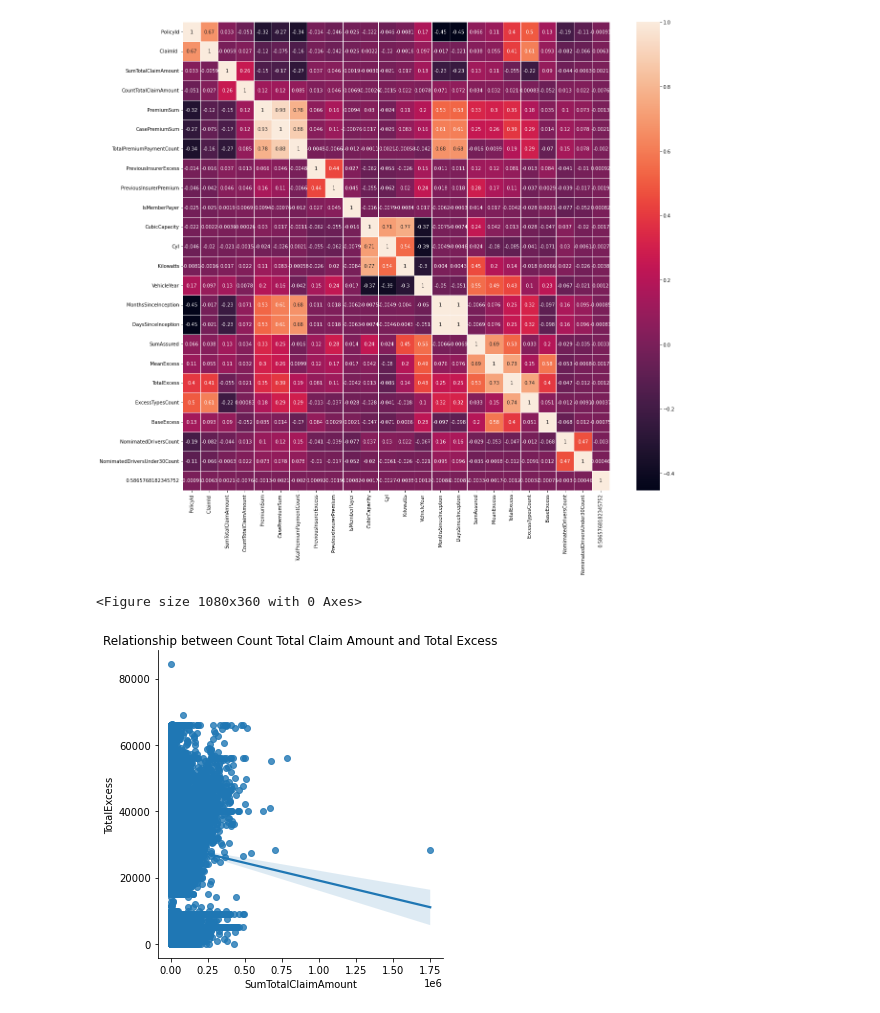
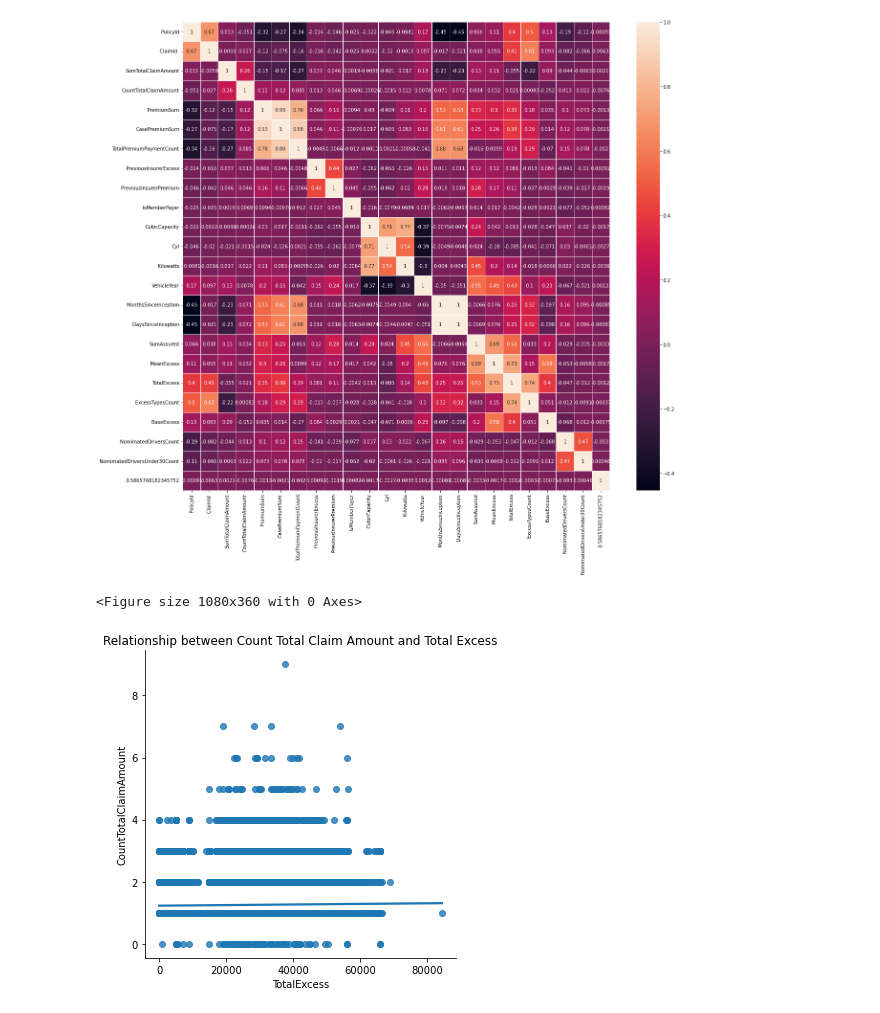
Before and after one commit to Pheelog/Insurance-Claim-Modelling, a Jupyter notebook: Insurance Claim Model.ipynb, the cells around one changed output. Saved outputs shown, nothing was run; the diff lists cells and outputs as text; code cells hidden in the pictures.

```diff
--- a/Insurance Claim Model.ipynb
+++ b/Insurance Claim Model.ipynb
@@ -143,9 +143,9 @@ sns.heatmap(corr, annot=True, ax=ax, linewidths=1, xticklabels=True, yticklabels
 [figure]
 # %%
 plt.figure(figsize=(15,5))
-sns.lmplot(x="SumTotalClaimAmount", y="TotalExcess", data=df)
+sns.lmplot(x="TotalExcess", y="CountTotalClaimAmount", data=df)
 plt.title('Relationship between Count Total Claim Amount and Total Excess')
 plt.show()
 # %% [output]
 <Figure size 1080x360 with 0 Axes>
-[figure, old version]
+[figure, new version]
```
